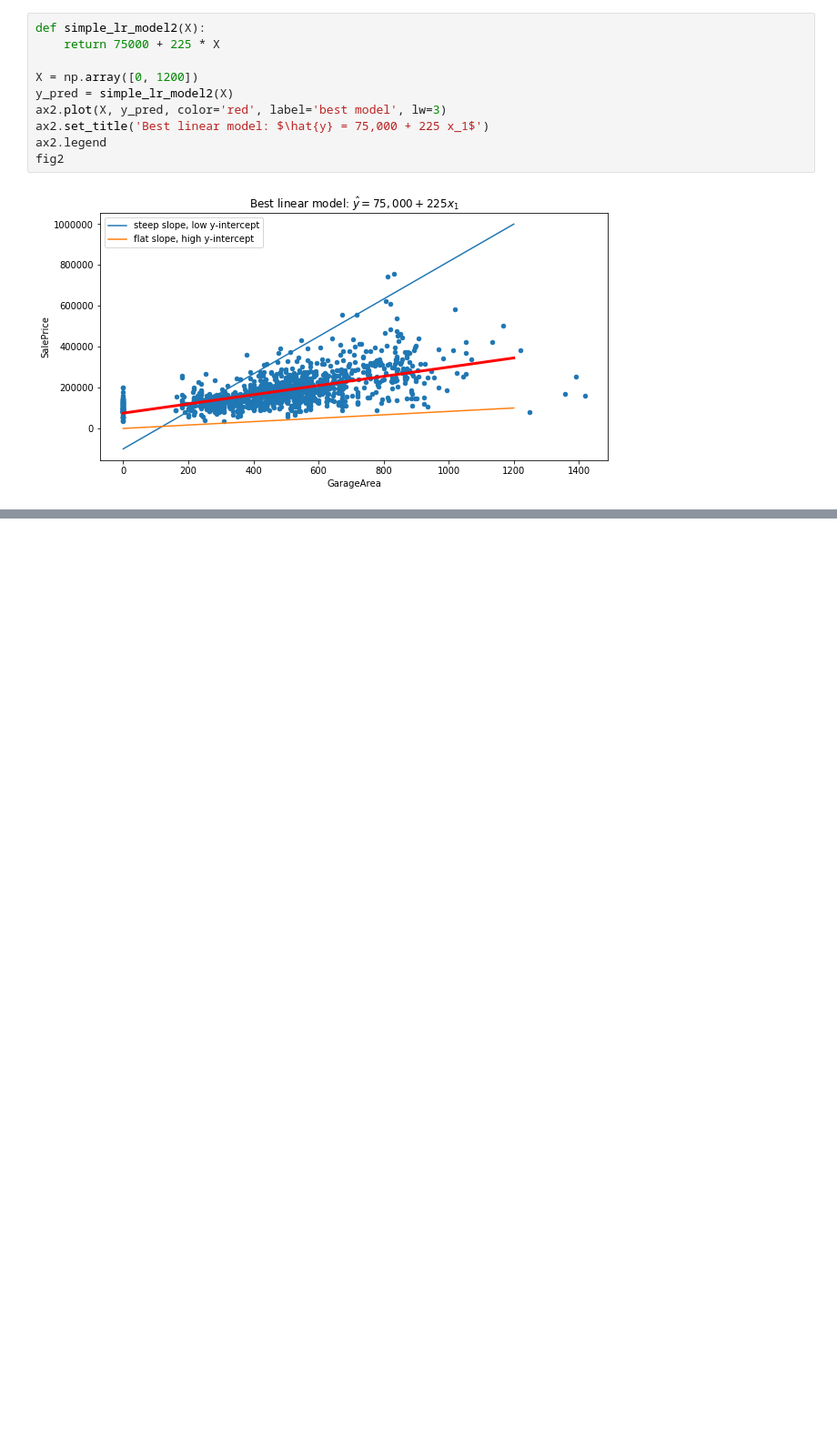
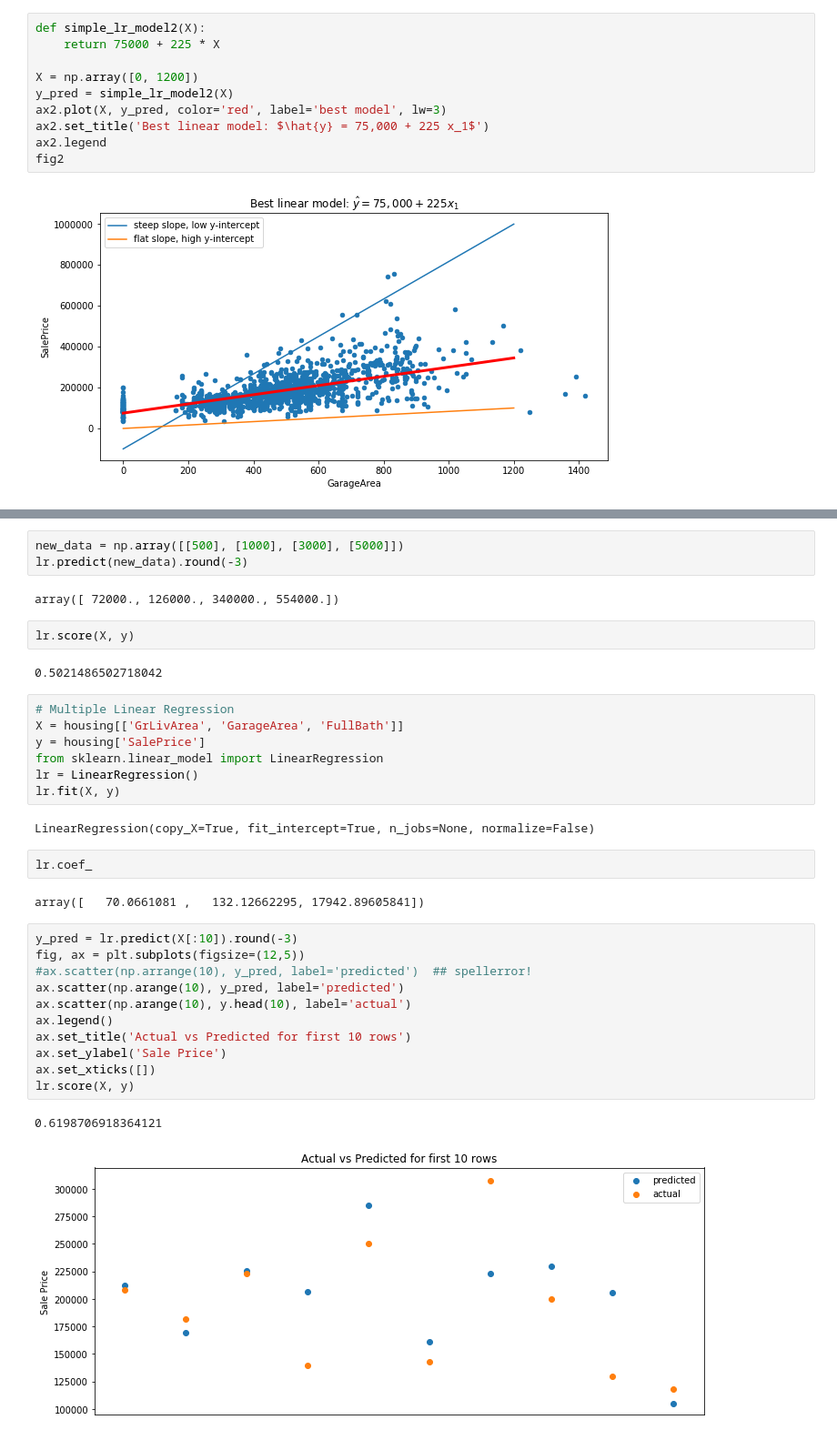
Before and after one commit to btjoshi/hello-world, a Jupyter notebook: Housing_Project/Regression.ipynb, the cells around one changed output, grey strips where cells are left out. Shown at 91% size. Cells and saved outputs as stored; diff of their text form; blank space fills up the shorter version.

```diff
--- a/Housing_Project/Regression.ipynb
+++ b/Housing_Project/Regression.ipynb
@@ -136,0 +149,36 @@ fig2
+# %%
+new_data = np.array([[500], [1000], [3000], [5000]])
+lr.predict(new_data).round(-3)
+# %% [output]
+array([ 72000., 126000., 340000., 554000.])
+# %%
+lr.score(X, y)
+# %% [output]
+0.5021486502718042
+# %%
+# Multiple Linear Regression
+X = housing[['GrLivArea', 'GarageArea', 'FullBath']]
+y = housing['SalePrice']
+from sklearn.linear_model import LinearRegression
+lr = LinearRegression()
+lr.fit(X, y)
+# %% [output]
+LinearRegression(copy_X=True, fit_intercept=True, n_jobs=None, normalize=False)
+# %%
+lr.coef_
+# %% [output]
+array([   70.0661081 ,   132.12662295, 17942.89605841])
+# %%
+y_pred = lr.predict(X[:10]).round(-3)
+fig, ax = plt.subplots(figsize=(12,5))
+#ax.scatter(np.arrange(10), y_pred, label='predicted')  ## spellerror!
+ax.scatter(np.arange(10), y_pred, label='predicted')
+ax.scatter(np.arange(10), y.head(10), label='actual')
+ax.legend()
+ax.set_title('Actual vs Predicted for first 10 rows')
+ax.set_ylabel('Sale Price')
+ax.set_xticks([])
+lr.score(X, y)
+# %% [output]
+0.6198706918364121
+[figure, added]
```
Also changed, not shown: parts of 9 cells of this notebook, 1 other file.
